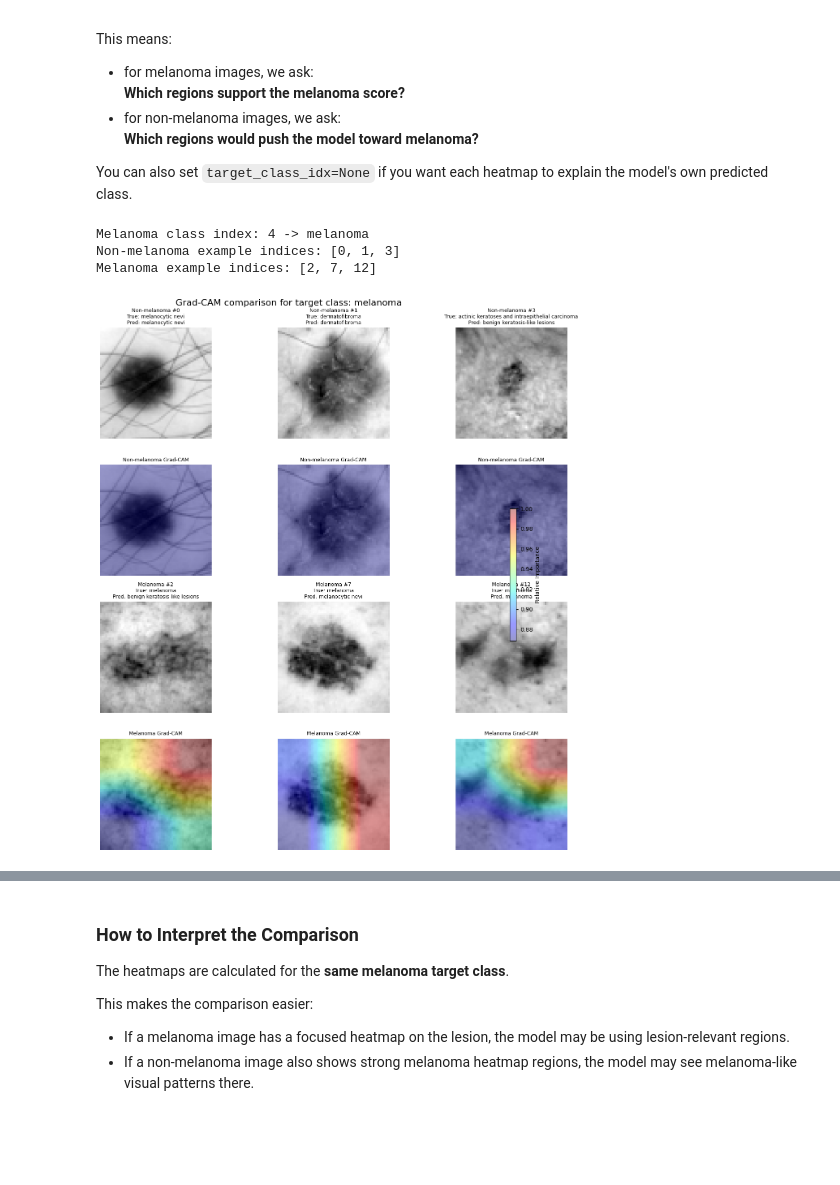
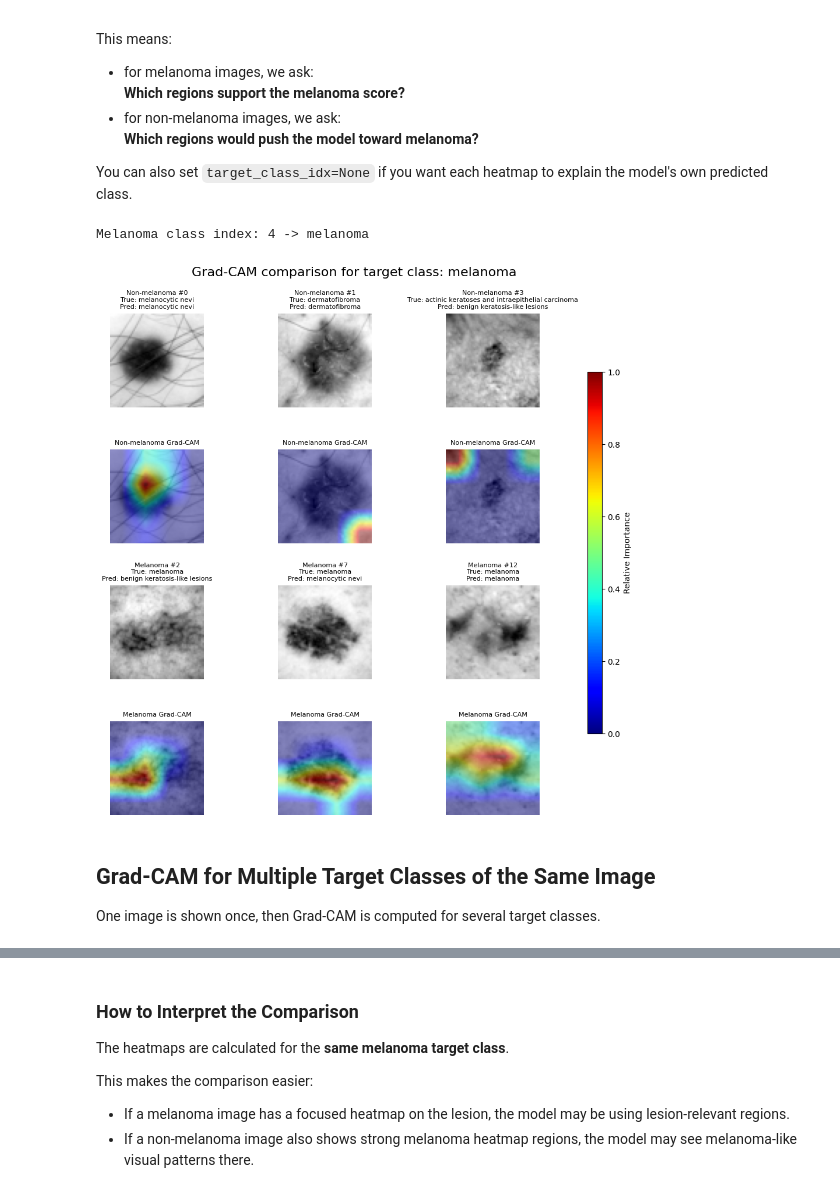
Before and after one commit to Data-Science-Group-Attoworld/explainable_dl_for_unstructured_data, a Jupyter notebook: computer_vision_explainability/dermamnist_explainability.ipynb, the cells around one changed output, grey strips where cells are left out. Cells and saved outputs as stored; diff of their text form; code cells hidden in the pictures; blank space fills up the shorter version.

Commit message:
colab compatibility first day

```diff
--- a/computer_vision_explainability/dermamnist_explainability.ipynb
+++ b/computer_vision_explainability/dermamnist_explainability.ipynb
@@ -133,15 +163,9 @@ data_transform = transforms.Compose(
     ]
 )
 
-train_dataset = DataClass(
-    split="train", transform=data_transform, size=image_size, download=True
-)
-val_dataset = DataClass(
-    split="val", transform=data_transform, size=image_size, download=True
-)
-test_dataset = DataClass(
-    split="test", transform=data_transform, size=image_size, download=True
-)
+train_dataset = DataClass(split="train", transform=data_transform, size=image_size, download=True)
+val_dataset = DataClass(split="val", transform=data_transform, size=image_size, download=True)
+test_dataset = DataClass(split="test", transform=data_transform, size=image_size, download=True)
 
 train_loader = DataLoader(dataset=train_dataset, batch_size=batch_size, shuffle=True)
 val_loader = DataLoader(dataset=val_dataset, batch_size=batch_size, shuffle=False)
@@ -357,9 +390,7 @@ else:
         if val_acc > best_val_acc:
             best_val_acc = val_acc
             torch.save(model.state_dict(), best_model_path)
-            print(
-                f"New best model saved with validation accuracy: {100 * best_val_acc:.2f}%"
-            )
+            print(f"New best model saved with validation accuracy: {100 * best_val_acc:.2f}%")
 
     model.load_state_dict(torch.load(best_model_path, map_location=device))
 
@@ -493,7 +524,7 @@ def batch_predict_numpy(images_numpy):
 
     return probs.detach().cpu().numpy()
 # %%
-image_idx_to_explain = 2
+image_idx_to_explain = 1
 
 img_tensor = test_images[image_idx_to_explain].detach().cpu()
 img_numpy = tensor_to_numpy_image(img_tensor, mean=mean, std=std)
@@ -503,9 +534,7 @@ pred_idx = int(test_predictions[image_idx_to_explain])
 
 plt.figure(figsize=(4, 4))
 plt.imshow(img_numpy)
-plt.title(
-    f"True: {class_names[true_idx]}\nPredicted: {class_names[pred_idx]}", fontsize=9
-)
+plt.title(f"True: {class_names[true_idx]}\nPredicted: {class_names[pred_idx]}", fontsize=9)
 plt.axis("off")
 plt.show()
 # %% [output]
@@ -842,36 +1026,31 @@ def plot_gradcam_group_comparison(
     plt.show()
 # %%
-target_layer = model.layer4[-1]
+target_layer = model.layer3[-1]
 
 melanoma_class_idx = find_class_index(class_names, "melanoma")
-print(
-    f"Melanoma class index: {melanoma_class_idx} -> {class_names[melanoma_class_idx]}"
-)
+print(f"Melanoma class index: {melanoma_class_idx} -> {class_names[melanoma_class_idx]}")
 
 # Automatic example selection from the current test batch.
 # You can replace these lists with your own image indices.
-non_melanoma_indices = first_k_indices_excluding_label(
-    test_labels, melanoma_class_idx, k=3
-)
+non_melanoma_indices = first_k_indices_excluding_label(test_labels, melanoma_class_idx, k=3)
 melanoma_indices = first_k_indices_by_label(test_labels, melanoma_class_idx, k=3)
-
-print("Non-melanoma example indices:", non_melanoma_indices)
-print("Melanoma example indices:", melanoma_indices)
 
 plot_gradcam_group_comparison(
     model=model,
     images=test_images,
     labels=test_labels,
     predictions=test_predictions,
     group1_indices=non_melanoma_indices,
     group2_indices=melanoma_indices,
     target_layer=target_layer,
     target_class_idx=melanoma_class_idx,
     group1_name="Non-melanoma",
     group2_name="Melanoma",
 )
 # %% [output]
 Melanoma class index: 4 -> melanoma
-Non-melanoma example indices: [0, 1, 3]
-Melanoma example indices: [2, 7, 12]
-[figure, old version]
+[figure, new version]
+# %% [markdown]
+## Grad-CAM for Multiple Target Classes of the Same Image
+
+One image is shown once, then Grad-CAM is computed for several target classes.
```
Also changed, not shown: parts of 20 cells of this notebook, 6 other files.
